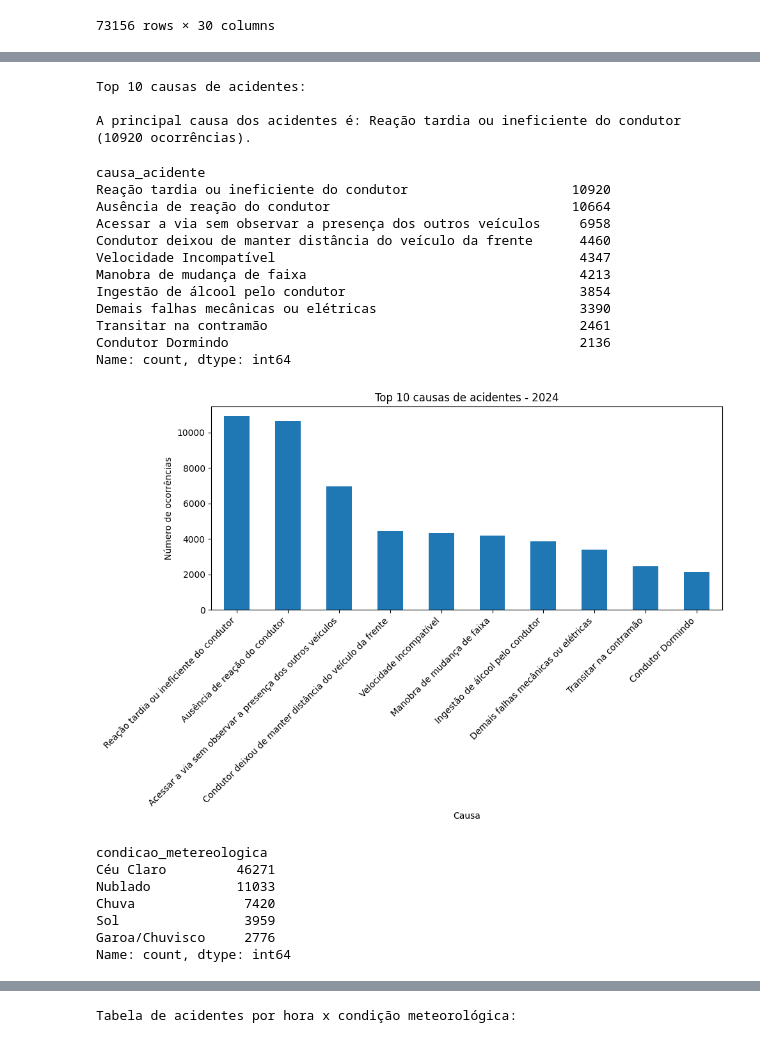
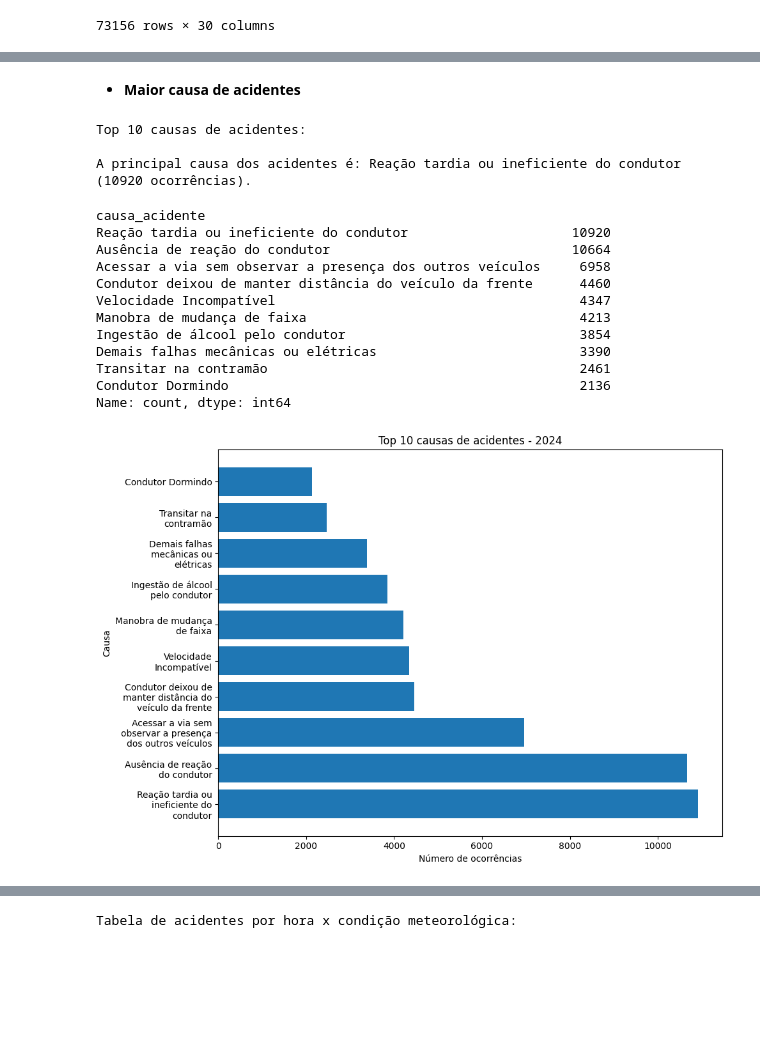
Before and after one commit to GiovaniFZ/Projeto_C318, a Jupyter notebook: Código_C318.ipynb, the cells around one changed output, grey strips where cells are left out. Drawn from its saved outputs; the diff is of its cells as text; code cells hidden in the pictures; blank space fills up the shorter version.

```diff
--- a/Código_C318.ipynb
+++ b/Código_C318.ipynb
@@ -101,0 +77,16 @@ Name: count, dtype: int64
+# %%
+# Observando em qual dia e horário mais ocorrem
+df['horario'].value_counts().head()
+top_horarios = df['horario'].value_counts().head(5)
+plt.figure(figsize=(8, 5))
+top_horarios.plot(kind='bar')
+plt.title('Top 5 horários com mais acidentes - 2024')
+plt.xlabel('Horário')
+plt.ylabel('Número de acidentes')
+plt.xticks(rotation=0)
+plt.tight_layout()
+plt.show()
+## Adicionar gráfico e horário médio de acidentes (em média, em qual horário ocorrem mais acidentes)
+df['hora'] = pd.to_datetime(df['horario'], format='%H:%M:%S').dt.hour
+faixa = df['hora'].value_counts().head(3).index.sort_values()
+print(f'Faixa de horário com mais acidentes: das {faixa[0]:02d}h às {faixa[-1]:02d}h')
@@ -132,43 +148,36 @@ Name: count, dtype: int64
+# %% [markdown]
+- **Maior causa de acidentes**
 # %%
 # Qual é a maior causa dos acidentes?
 causas = df["causa_acidente"].value_counts()
 
 print("Top 10 causas de acidentes:")
 print(f"\nA principal causa dos acidentes é: {causas.idxmax()} ({causas.max()} ocorrências).")
 display(causas.head(10))
 
-causas.head(10).plot(kind="bar", figsize=(10, 7))
+labels = [textwrap.fill(label, width=20) for label in causas.head(10).index]
+
+plt.figure(figsize=(10, 7))
+plt.barh(labels, causas.head(10).values)
 plt.title("Top 10 causas de acidentes - 2024")
-plt.xlabel("Causa")
-plt.ylabel("Número de ocorrências")
-plt.xticks(rotation=45, ha="right")
+plt.xlabel("Número de ocorrências")
+plt.ylabel("Causa")
 plt.tight_layout()
 plt.show()
 # %% [output]
 Top 10 causas de acidentes:
 
 A principal causa dos acidentes é: Reação tardia ou ineficiente do condutor (10920 ocorrências).
 causa_acidente
 Reação tardia ou ineficiente do condutor                     10920
 Ausência de reação do condutor                               10664
 Acessar a via sem observar a presença dos outros veículos     6958
 Condutor deixou de manter distância do veículo da frente      4460
 Velocidade Incompatível                                       4347
 Manobra de mudança de faixa                                   4213
 Ingestão de álcool pelo condutor                              3854
 Demais falhas mecânicas ou elétricas                          3390
 Transitar na contramão                                        2461
 Condutor Dormindo                                             2136
 Name: count, dtype: int64
-[figure, old version]
+[figure, new version]
-# %%
-# O clima influencia nos acidentes?
-df['condicao_metereologica'].value_counts().head()
-# %% [output]
-condicao_metereologica
-Céu Claro         46271
-Nublado           11033
-Chuva              7420
-Sol                3959
-Garoa/Chuvisco     2776
-Name: count, dtype: int64
```
Also changed, not shown: parts of 19 cells of this notebook.
